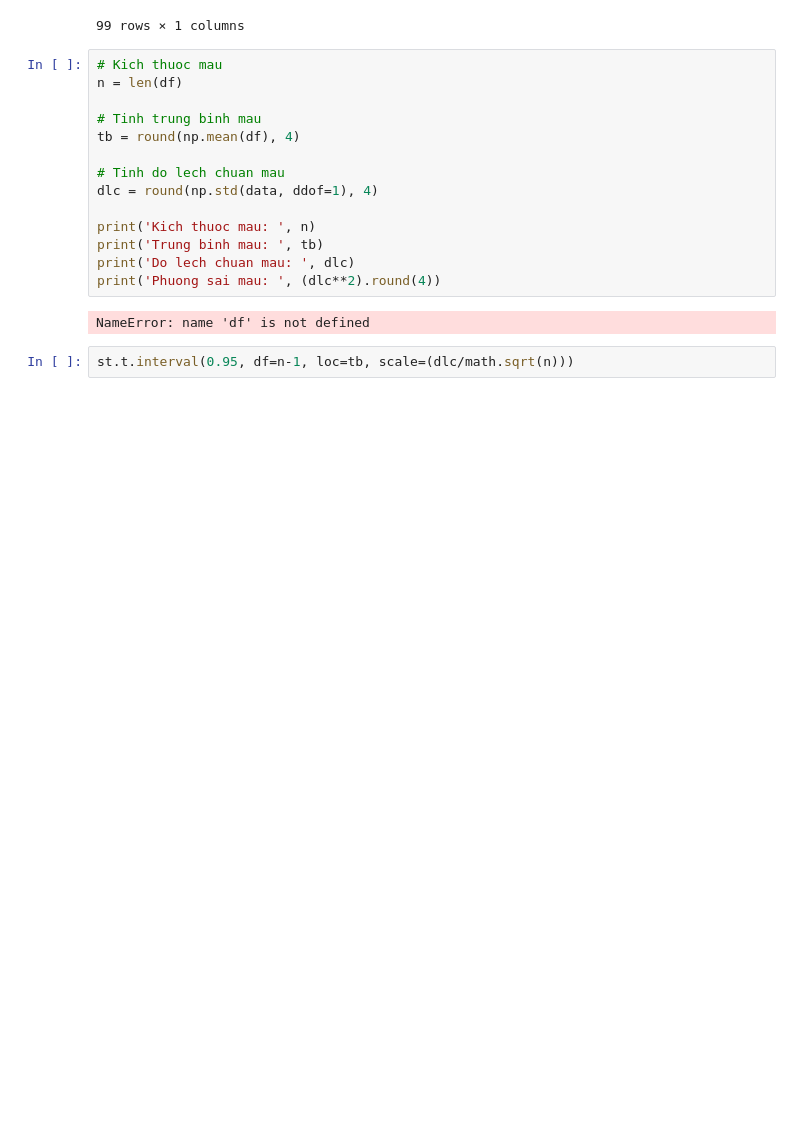
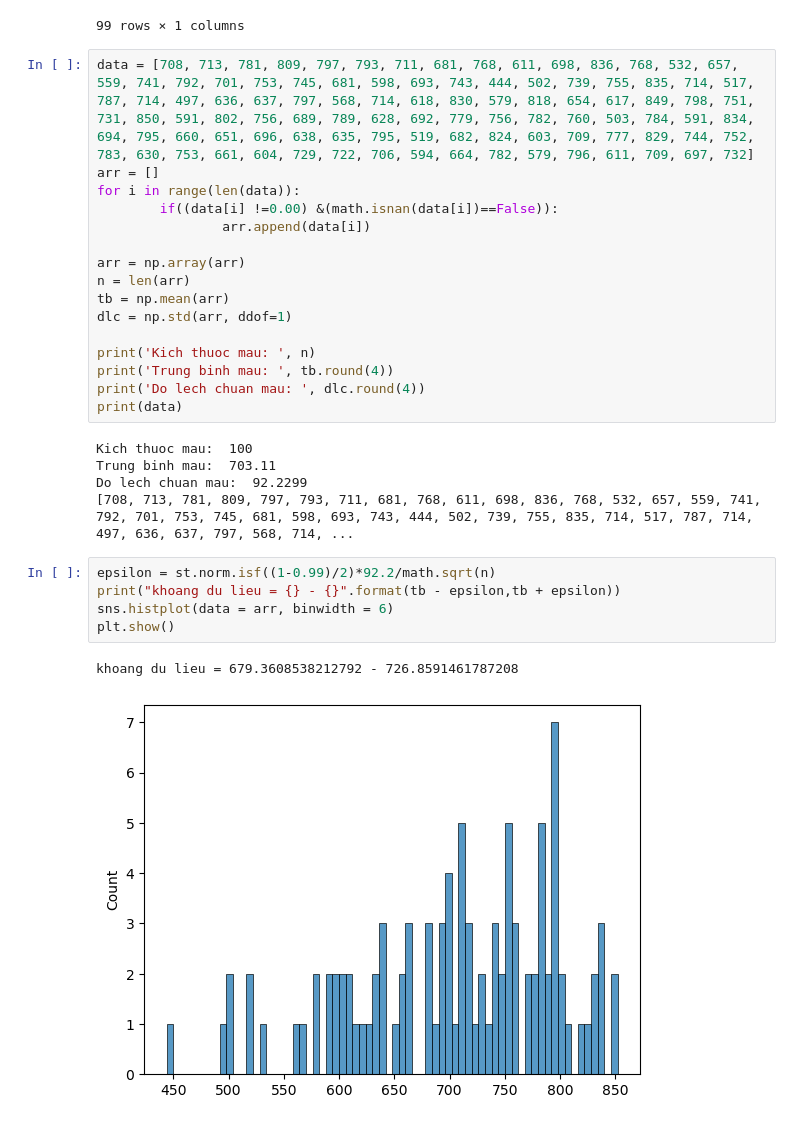
Before and after one commit to HueVuong12/Computer-Statistics, a Jupyter notebook: 16_VuongNgocHue_ex6/16_VuongNgocHue_ex6.ipynb, the cells around one changed output. Saved outputs shown, nothing was run; the diff lists cells and outputs as text; blank space fills up the shorter version.

```diff
--- a/16_VuongNgocHue_ex6/16_VuongNgocHue_ex6.ipynb
+++ b/16_VuongNgocHue_ex6/16_VuongNgocHue_ex6.ipynb
@@ -162,21 +268,32 @@ df
 | 97 | 697 |
 | 98 | 732 |
 99 rows × 1 columns
-# %%
-# Kich thuoc mau
-n = len(df)
-
-# Tinh trung binh mau
-tb = round(np.mean(df), 4)
-
-# Tinh do lech chuan mau
-dlc = round(np.std(data, ddof=1), 4)
-
-print('Kich thuoc mau: ', n)
-print('Trung binh mau: ', tb)
-print('Do lech chuan mau: ', dlc)
-print('Phuong sai mau: ', (dlc**2).round(4))
-# %% [output]
-NameError: name 'df' is not defined
-# %%
-st.t.interval(0.95, df=n-1, loc=tb, scale=(dlc/math.sqrt(n)))
+# %%
+data = [708, 713, 781, 809, 797, 793, 711, 681, 768, 611, 698, 836, 768, 532, 657, 559, 741, 792, 701, 753, 745, 681, 598, 693, 743, 444, 502, 739, 755, 835, 714, 517, 787, 714, 497, 636, 637, 797, 568, 714, 618, 830, 579, 818, 654, 617, 849, 798, 751, 731, 850, 591, 802, 756, 689, 789, 628, 692, 779, 756, 782, 760, 503, 784, 591, 834, 694, 795, 660, 651, 696, 638, 635, 795, 519, 682, 824, 603, 709, 777, 829, 744, 752, 783, 630, 753, 661, 604, 729, 722, 706, 594, 664, 782, 579, 796, 611, 709, 697, 732]
+arr = []
+for i in range(len(data)):
+        if((data[i] !=0.00) &(math.isnan(data[i])==False)):
+                arr.append(data[i])
+
+arr = np.array(arr)
+n = len(arr)
+tb = np.mean(arr)
+dlc = np.std(arr, ddof=1)
+
+print('Kich thuoc mau: ', n)
+print('Trung binh mau: ', tb.round(4))
+print('Do lech chuan mau: ', dlc.round(4))
+print(data)
+# %% [output]
+Kich thuoc mau:  100
+Trung binh mau:  703.11
+Do lech chuan mau:  92.2299
+[708, 713, 781, 809, 797, 793, 711, 681, 768, 611, 698, 836, 768, 532, 657, 559, 741, 792, 701, 753, 745, 681, 598, 693, 743, 444, 502, 739, 755, 835, 714, 517, 787, 714, 497, 636, 637, 797, 568, 714, ...
+# %%
+epsilon = st.norm.isf((1-0.99)/2)*92.2/math.sqrt(n)
+print("khoang du lieu = {} - {}".format(tb - epsilon,tb + epsilon))
+sns.histplot(data = arr, binwidth = 6)
+plt.show()
+# %% [output]
+khoang du lieu = 679.3608538212792 - 726.8591461787208
+[figure, added]
```
Also changed, not shown: parts of 16 cells of this notebook, 15 other files.
